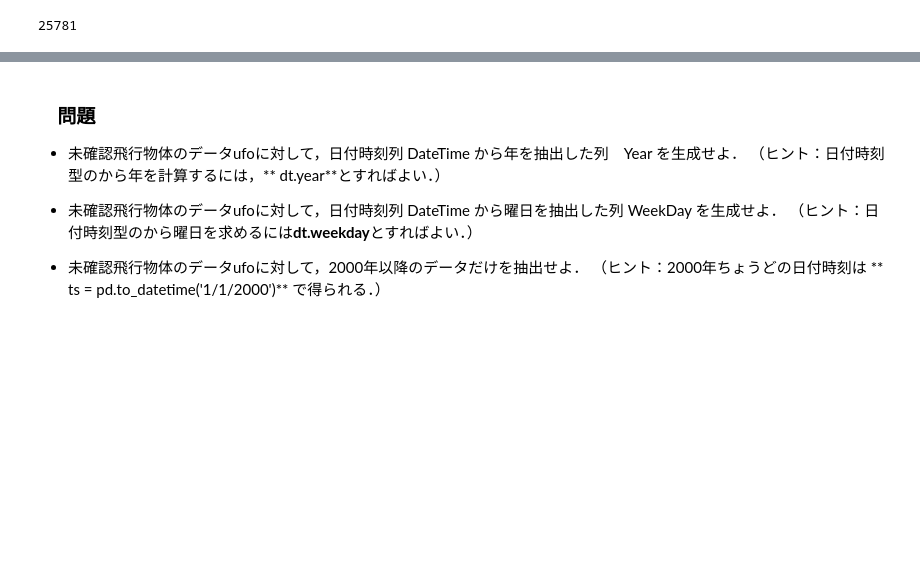
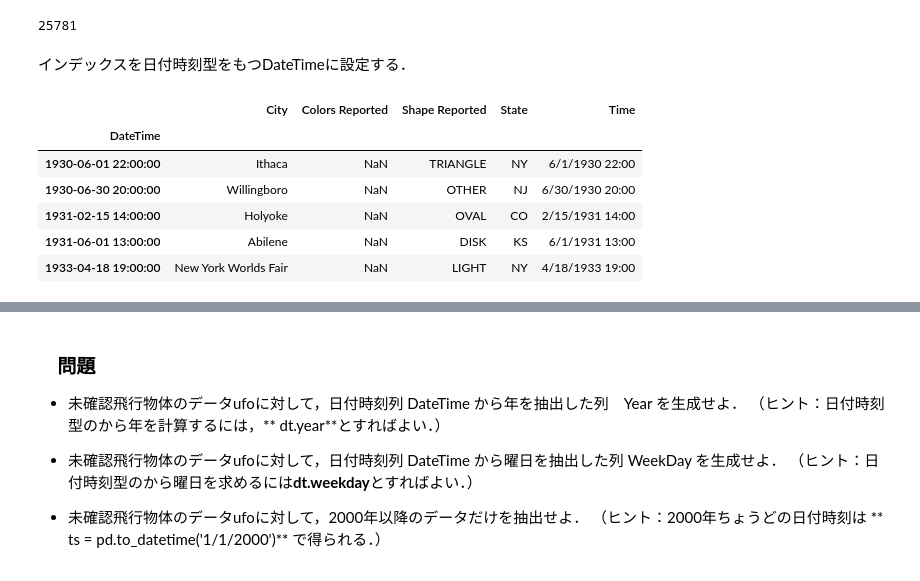
Before and after one commit to mickeykubo/analytics_book, a Jupyter notebook: pandas1_0.ipynb, the cells around one changed output, grey strips where cells are left out. Saved outputs shown, nothing was run; the diff lists cells and outputs as text; code cells hidden in the pictures; blank space fills up the shorter version.

```diff
--- a/pandas1_0.ipynb
+++ b/pandas1_0.ipynb
@@ -662,3 +661,16 @@ time_delta = ufo.DateTime.max() - ufo.DateTime.min()
 time_delta.days
 # %% [output]
 25781
+# %% [markdown]
+インデックスを日付時刻型をもつDateTimeに設定する．
+# %%
+ufo.set_index( "DateTime", inplace =True )
+ufo.head()
+# %% [output]
+|  | City | Colors Reported | Shape Reported | State | Time |
+| DateTime |  |  |  |  |  |
+| 1930-06-01 22:00:00 | Ithaca | NaN | TRIANGLE | NY | 6/1/1930 22:00 |
+| 1930-06-30 20:00:00 | Willingboro | NaN | OTHER | NJ | 6/30/1930 20:00 |
+| 1931-02-15 14:00:00 | Holyoke | NaN | OVAL | CO | 2/15/1931 14:00 |
+| 1931-06-01 13:00:00 | Abilene | NaN | DISK | KS | 6/1/1931 13:00 |
+| 1933-04-18 19:00:00 | New York Worlds Fair | NaN | LIGHT | NY | 4/18/1933 19:00 |
```
Also changed, not shown: parts of 4 cells of this notebook.
